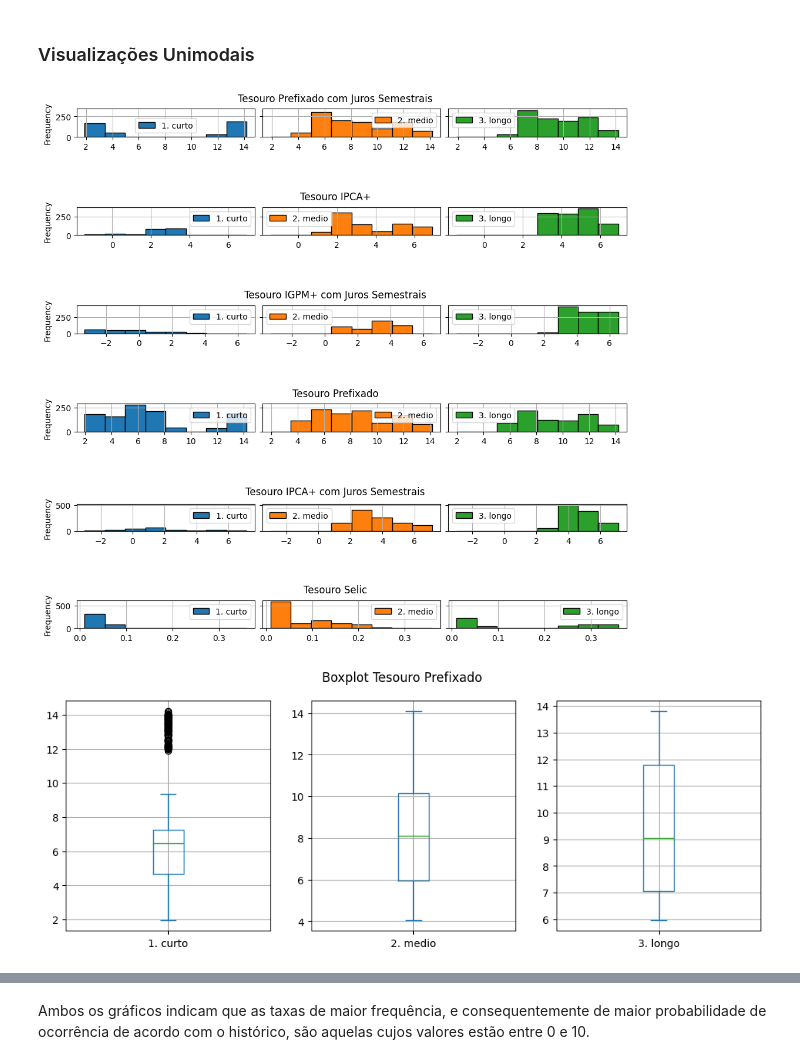
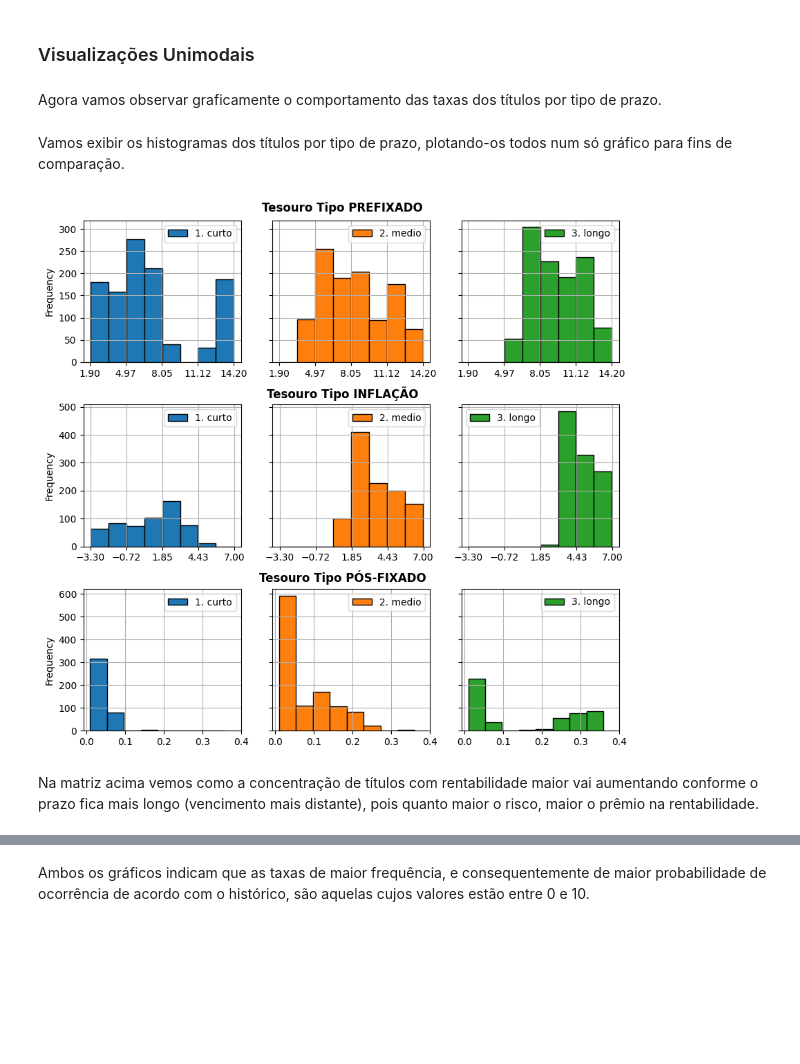
Before and after one commit to fppfurtado/mvp-pos-ciencia-de-dados, a Jupyter notebook: Projeto_MVP_Preditor_de_Preços_de_Títulos_Públicos_Federais.ipynb, the cells around one changed output, grey strips where cells are left out. Saved outputs shown, nothing was run; the diff lists cells and outputs as text; code cells hidden in the pictures; blank space fills up the shorter version.

```diff
--- a/Projeto_MVP_Preditor_de_Preços_de_Títulos_Públicos_Federais.ipynb
+++ b/Projeto_MVP_Preditor_de_Preços_de_Títulos_Públicos_Federais.ipynb
@@ -316,0 +319,11 @@ df_merge.groupby(['Tipo Titulo', 'Tipo Prazo']).describe()['Taxa Venda Manha'].a
+# %%
+def classificarTitulo(titulo):
+  if 'Selic' in titulo:
+    return 'Pós-fixado'
+  elif 'Prefixado' in titulo:
+    return 'Prefixado'
+  else:
+    return 'Inflação'
+
+df_merge['Tipo Rentabilidade'] = df_merge['Tipo Titulo'].apply(classificarTitulo)
+df_merge
@@ -369,24 +395,33 @@ for titulo in df_merge['Tipo Titulo'].unique():
+# %% [markdown]
+Agora vamos observar graficamente o comportamento das taxas dos títulos por tipo de prazo.
+# %%
+# criando um dicionário para agregar os registros do dataset por tipo de rentabilidade
+df_histograma = {}
+
+for tipo in df_merge['Tipo Rentabilidade'].unique():
+  df_histograma[tipo] = df_merge[df_merge['Tipo Rentabilidade'] == tipo].pivot_table(index=['Data Base'], columns='Tipo Prazo', values='Taxa Venda Manha')
+# %% [markdown]
+Vamos exibir os histogramas dos títulos por tipo de prazo, plotando-os todos num só gráfico para fins de comparação.
 # %%
-n_titulos = len(df_merge['Tipo Titulo'].unique())
+fig = plt.figure(figsize=(10,8))
 
-cont = 0
-fig = plt.figure(constrained_layout = True, figsize=(10,10))
+qtd_grupos_titulos = len(df_histograma.keys())
+subfigs = fig.subfigures(qtd_grupos_titulos, 1)
 
 ax =[]
+cont = 0
 
-subfigs = fig.subfigures(n_titulos, 1)
+for grupo, dados in df_histograma.items():
 
-for titulo, dados in df_tipo_titulos.items():
   ax.append(subfigs[cont].subplots(1,1))
-  dados.plot(kind='hist', subplots=True, figsize=(12,4), layout=(2,3), edgecolor='black',sharex=True, sharey=True, bins=8, grid=True, ax = ax[cont])
-  subfigs[cont].suptitle(titulo)
+  maximo = round(max(dados.max()),1)
+  minimo = round(min(dados.min()),1)
+  passo = (maximo-minimo)/4
+  dados.plot(kind='hist', subplots=True, layout=(1,3), edgecolor='black',sharex=True, sharey=True, bins=8, grid=True, ax = ax[cont])
+  plt.xticks(np.arange(minimo, maximo+passo*0.1, passo))
+  subfigs[cont].suptitle('Tesouro Tipo ' + grupo.upper(), fontweight='bold')
   cont += 1
 # %% [output]
-[figure, old version]
+[figure, new version]
-# %%
-# exibindo os boxplots dos atributos quantitativos
-df_prefixados.plot(kind = 'box', subplots = True, layout = (1,3), sharex = False, sharey = False, figsize = (12,4), grid=True)
-plt.suptitle('Boxplot Tesouro Prefixado')
-plt.show()
-# %% [output]
-[figure, removed]
+# %% [markdown]
+Na matriz acima vemos como a concentração de títulos com rentabilidade maior vai aumentando conforme o prazo fica mais longo (vencimento mais distante), pois quanto maior o risco, maior o prêmio na rentabilidade.
```
Also changed, not shown: parts of 11 cells of this notebook.
